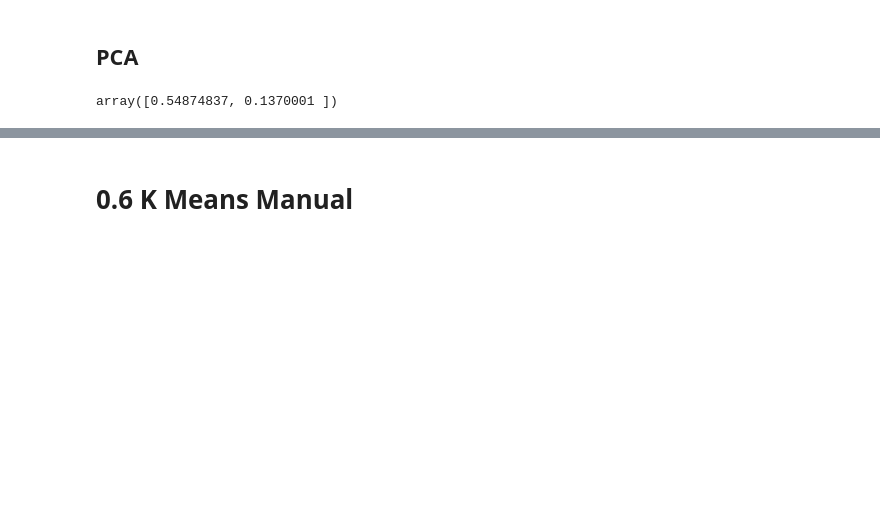
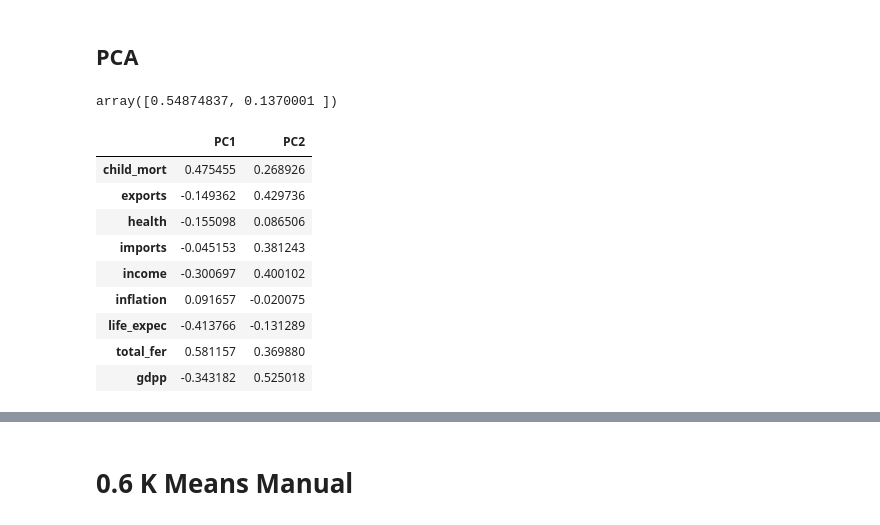
Before and after one commit to difaahh/Machine-Learning, a Jupyter notebook: kmeans_country_segmentation.ipynb, the cells around one changed output, grey strips where cells are left out. Saved outputs shown, nothing was run; the diff lists cells and outputs as text; code cells hidden in the pictures; blank space fills up the shorter version.

```diff
--- a/kmeans_country_segmentation.ipynb
+++ b/kmeans_country_segmentation.ipynb
@@ -292,3 +288,22 @@ x_test_pca = pca.transform(x_test_norm)
 pca.explained_variance_ratio_
 # %% [output]
 array([0.54874837, 0.1370001 ])
+# %%
+loadings = pd.DataFrame(
+    pca.components_.T,
+    columns=['PC1', 'PC2'],
+    index=x_train_norm.columns
+)
+# %%
+loadings
+# %% [output]
+|  | PC1 | PC2 |
+| child_mort | 0.475455 | 0.268926 |
+| exports | -0.149362 | 0.429736 |
+| health | -0.155098 | 0.086506 |
+| imports | -0.045153 | 0.381243 |
+| income | -0.300697 | 0.400102 |
+| inflation | 0.091657 | -0.020075 |
+| life_expec | -0.413766 | -0.131289 |
+| total_fer | 0.581157 | 0.369880 |
+| gdpp | -0.343182 | 0.525018 |
```
Also changed, not shown: parts of 4 cells of this notebook.
